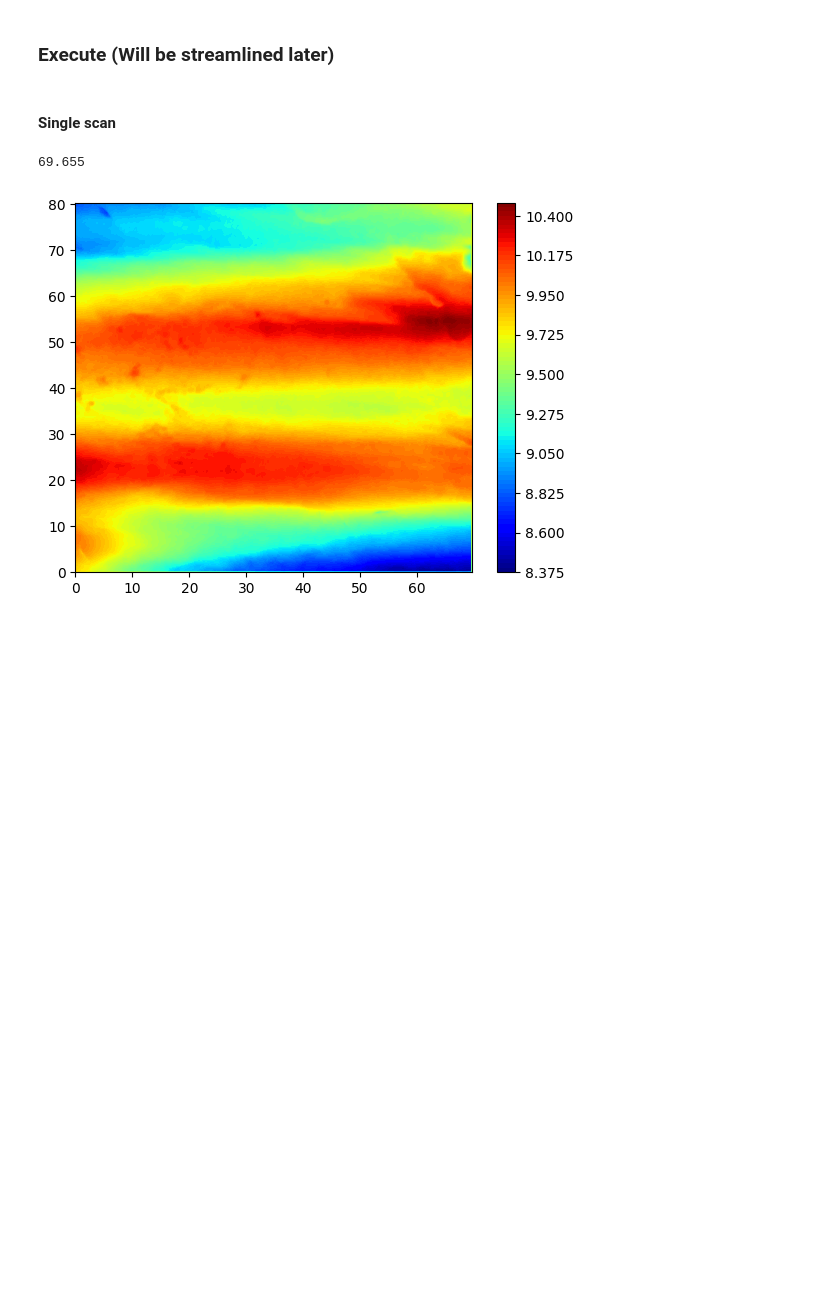
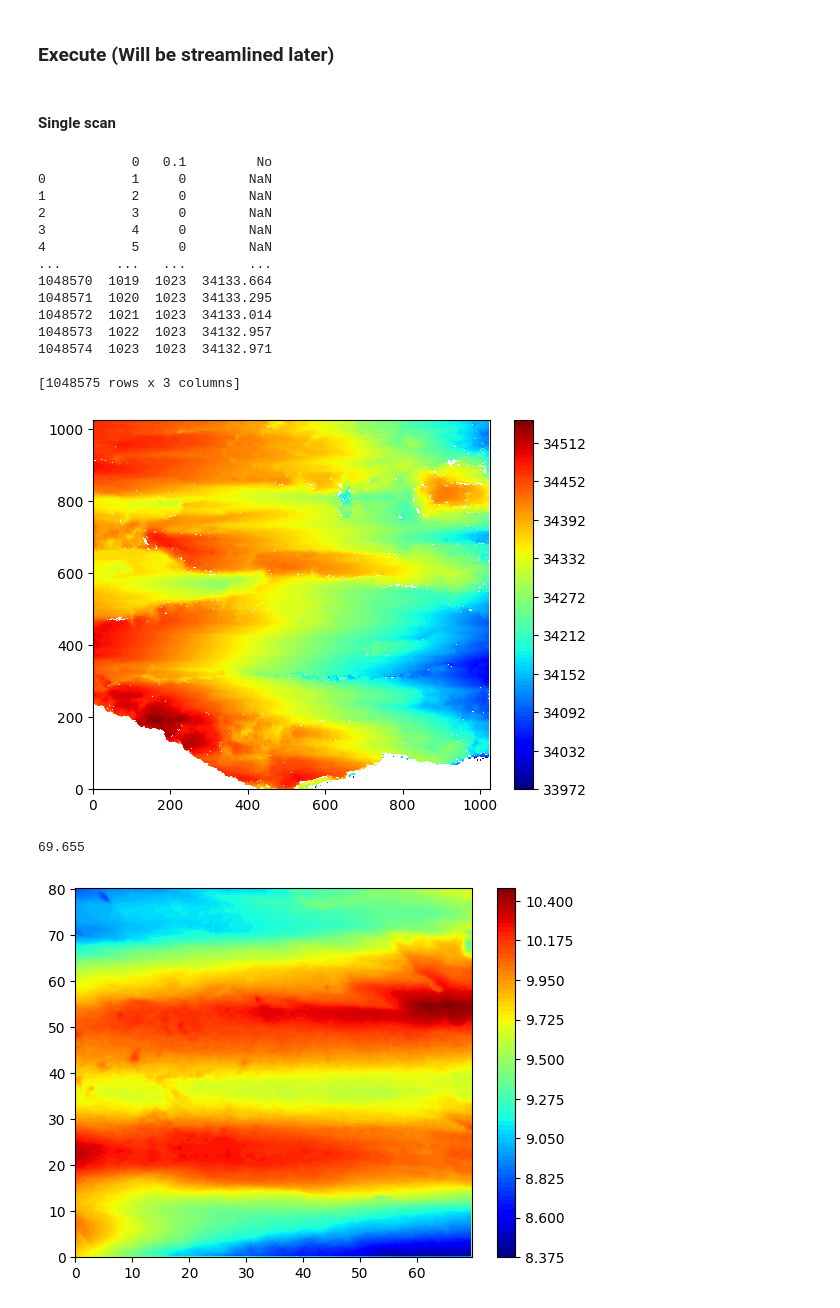
Before and after one commit to LekiYak/mcgill-natural-faults, a Jupyter notebook: src/psd_analysis.ipynb, the cells around one changed output. Drawn from its saved outputs; the diff is of its cells as text; code cells hidden in the pictures; blank space fills up the shorter version.

```diff
--- a/src/psd_analysis.ipynb
+++ b/src/psd_analysis.ipynb
@@ -37,6 +38,43 @@ def load_data(path):
     data[:,1] -= np.min(data[:,1])
 
     return data
+
+def load_wli_data(path):
+
+    data_df = pd.read_csv(path, delimiter=' ', skiprows=14, usecols=[0, 1, 2], skipfooter=1, engine='python')
+
+    data_df = data_df.replace('No', np.nan)
+
+    data_df.astype(int, errors='ignore')
+
+    print(data_df)
+
+    data = pd.DataFrame.to_numpy(data_df).T
+
+    return data
+
+def grid_wli(raw_data):
+
+    x_list = raw_data[0]
+    y_list = raw_data[1]
+    z_list = raw_data[2]
+    z_list = z_list.astype(float)
+
+    # Here, length // spacing = number of points
+    x = np.linspace(0, 1025, 1024)
+    y = np.linspace(0, 1025, 1024)
+    X, Y = np.meshgrid(x, y)
+
+    # Interpolate the data onto the grid
+    # fit_data[0] is the bottom row, fit_data[-1] is the top row. fit_data[:,0] is the left column, fit_data[:,-1] is the right column
+    # Index row by row by going from fit_data[0] to fit_data[-1] for fft
+    # Fill any NaN values with the mean of the data
+    fit_data = griddata((x_list, y_list), z_list, (X, Y), method='linear', fill_value=np.nan)
+
+    # Plot the data
+    plt.contourf(X, Y, fit_data, levels=100, cmap='jet')
+    plt.colorbar()
+    plt.show()
 
 def interpolate(raw_data):
     """
@@ -278,6 +316,27 @@ def plot_psd_log(wavenumber, psd_data):
 ### Execute (Will be streamlined later)
 # %% [markdown]
 #### Single scan
+# %%
+path = '../white-light/JBZQ05_275_05_001.xyz'
+data = load_wli_data(path)
+
+grid_wli(data)
+# %% [output]
+            0   0.1         No
+0           1     0        NaN
+1           2     0        NaN
+2           3     0        NaN
+3           4     0        NaN
+4           5     0        NaN
+...       ...   ...        ...
+1048570  1019  1023  34133.664
+1048571  1020  1023  34133.295
+1048572  1021  1023  34133.014
+1048573  1022  1023  34132.957
+1048574  1023  1023  34132.971
+
+[1048575 rows x 3 columns]
+[figure, added]
 # %%
 # Load data
 path = '../surfaces/JBZQ04/JBZQ04.txt'
```
Also changed, not shown: parts of 1 cell of this notebook, 3 other files.
